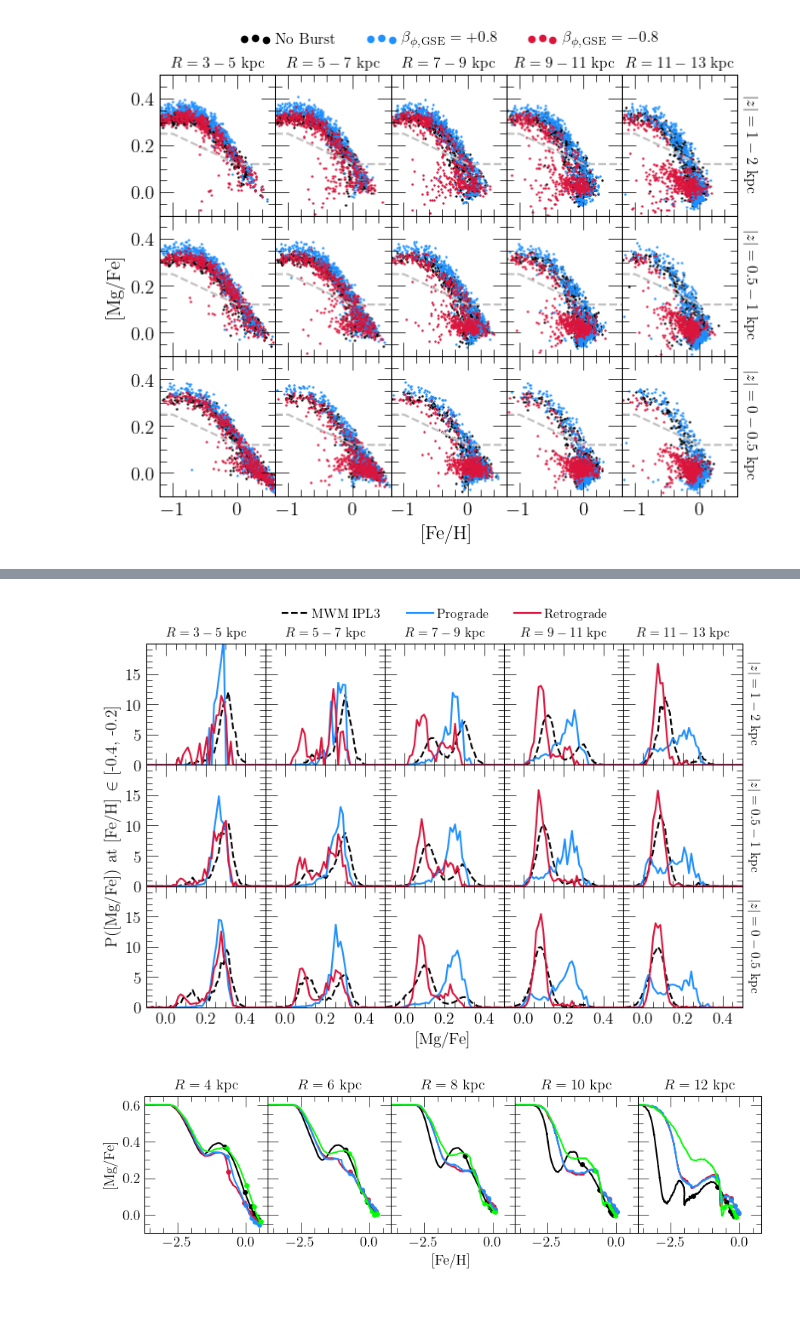
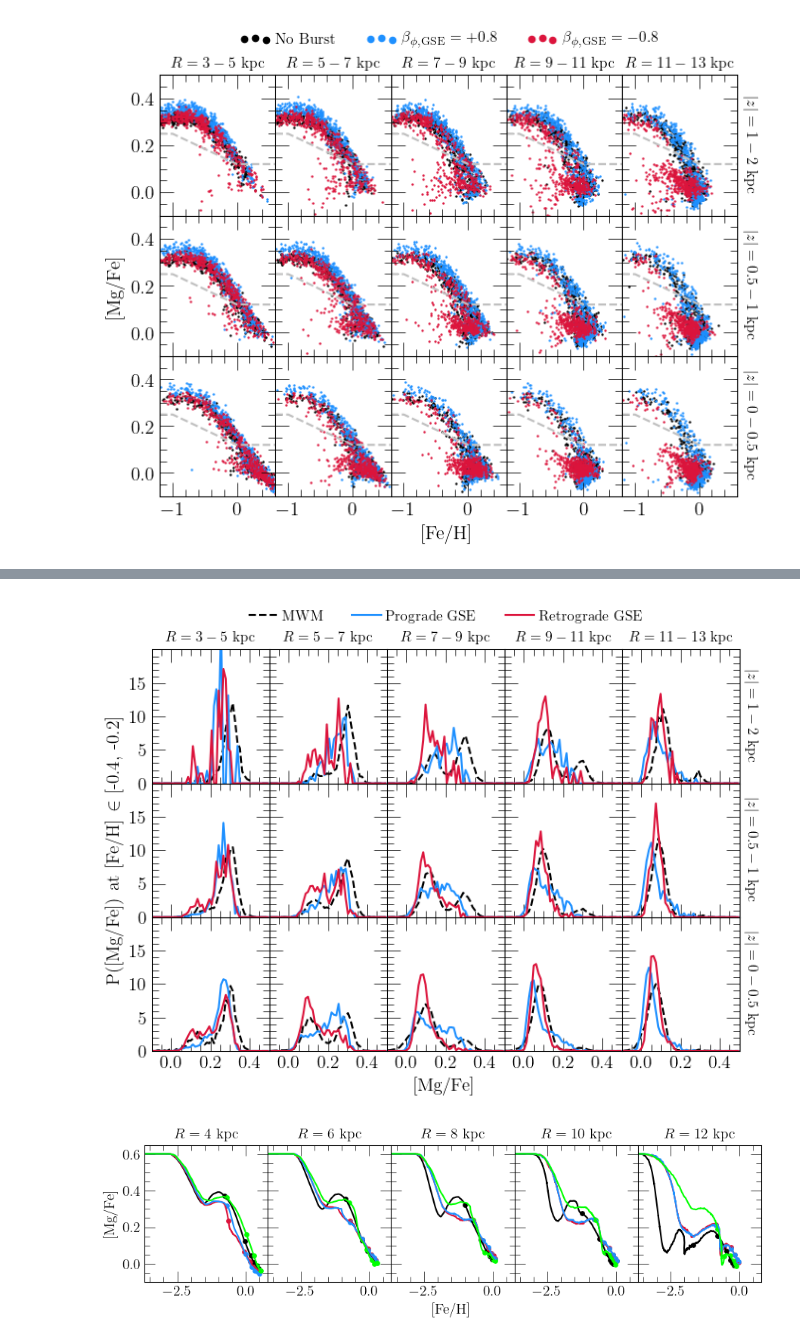
Before and after one commit to giganano/merger-flows, a Jupyter notebook: notebooks/afe-feh.ipynb, the cells around one changed output, grey strips where cells are left out. Cells and saved outputs as stored; diff of their text form; code cells hidden in the pictures; blank space fills up the shorter version.

```diff
--- a/notebooks/afe-feh.ipynb
+++ b/notebooks/afe-feh.ipynb
@@ -120,9 +120,10 @@ plt.show()
 # extra = np.genfromtxt("%s_analogdata.out" % (output.name))
 # output.stars["absz"] = [abs(_) for _ in extra[:,-1][:output.stars.size[0]]]
 outputs = [
-    "../outputs/expifr_gse/amd/tacc3p2/massratio3/expsigma/gsebetaphiin+0p8",
+    # "../outputs/expifr_gse/amd/tacc3p2/massratio3/expsigma/gsebetaphiin+0p8",
     # "../outputs/expifr_gse/amd/tacc3p2/massratio3/expsigma/gsebetaphiin-0p8"
-    "../outputs/expifr_gse/amd/tacc3p2/massratio3/expsigma/gsebetaphiin-0p8"
+    "../outputs/expifr_gse/amd/tacc3p2/massratio3/expsigma/gsebetaphiin+0p8-highsigmacrit",
+    "../outputs/expifr_gse/amd/tacc3p2/massratio3/expsigma/gsebetaphiin-0p8-highsigmacrit",
 ]
 outputs = [vice.output(name) for name in outputs]
 for out in outputs:
@@ -135,7 +136,7 @@ RADII = [[3, 5], [5, 7], [7, 9], [9, 11], [11, 13]]
 ZHEIGHTS = [[1, 2], [0.5, 1], [0, 0.5]] # backwards to put high |z| at the top
 # LABELS = ["No Burst", r"$\beta_{\phi,\text{GSE}} = +0.8$", r"$\beta_{\phi,\text{GSE}} = -0.8$"]
 # LABELS = [r"$\beta_{\phi,\text{GSE}} = +0.8$", r"$\beta_{\phi,\text{GSE}} = -0.8$"]
-LABELS = ["Prograde", "Retrograde"]
+LABELS = ["Prograde GSE", "Retrograde GSE"]
 FEH_ERR = 0.0087
 MGFE_ERR = 0.017
 
@@ -240,10 +241,10 @@ for i in range(1, len(leg.legend_handles)):
 
 plt.tight_layout()
 plt.subplots_adjust(hspace = 0, wspace = 0)
-for ext in ["pdf", "jpeg"]:
-    kwargs = {}
-    if ext == "jpeg": kwargs["dpi"] = 200
-    plt.savefig("./afe-feh/galactic-regions-prograde-vs-retrograde-vs-data.%s" % (ext), **kwargs)
+# for ext in ["pdf", "jpeg"]:
+#     kwargs = {}
+#     if ext == "jpeg": kwargs["dpi"] = 200
+#     plt.savefig("./afe-feh/galactic-regions-prograde-vs-retrograde-vs-data.%s" % (ext), **kwargs)
 plt.show()
 # %% [output]
 j = 4 ; k = 2
@@ -255,7 +256,7 @@ RADII = [[3, 5], [5, 7], [7, 9], [9, 11], [11, 13]]
 ZHEIGHTS = [[1, 2], [0.5, 1], [0, 0.5]] # backwards to put high |z| at the top
 # LABELS = ["No Burst", r"$\beta_{\phi,\text{GSE}} = +0.8$", r"$\beta_{\phi,\text{GSE}} = -0.8$"]
 # LABELS = [r"$\beta_{\phi,\text{GSE}} = +0.8$", r"$\beta_{\phi,\text{GSE}} = -0.8$"]
-LABELS = ["Prograde", "Retrograde"]
+LABELS = ["Prograde GSE", "Retrograde GSE"]
 FEH_ERR = 0.0087
 MGFE_ERR = 0.017
 FEH_MIN = -0.4
@@ -325,42 +326,42 @@ for j in range(len(RADII)):
         kwargs = {
             "c": named_colors()["black"],
             "linestyle": "--",
-            "label": "MWM IPL3"
+            "label": "MWM"
         }
         plot_observed_distributions(axes[k][j], *RADII[j], *ZHEIGHTS[k], FEH_MIN, FEH_MAX, **kwargs)
 
 for i in range(len(outputs)):
     for j in range(len(RADII)):
         for k in range(len(ZHEIGHTS)):
             kwargs = {
                 "c": named_colors()[COLORS[i]],
                 "label": LABELS[i]
             }
             plot_distributions(axes[k][j], outputs[i], *RADII[j], *ZHEIGHTS[k], FEH_MIN, FEH_MAX, **kwargs)
 
 # axes[0][3].text(0.2, 1.25 * axes[0][0].get_ylim()[1], r"[Fe/H] $\in$ [%g, %g]" % (FEH_MIN, FEH_MAX), fontsize = 11)
 # axes[0][2].text(axes[0][2].get_xlim()[0], 1.4 * axes[0][2].get_ylim()[1],
 #     r"[Fe/H] $\in$ [%g, %g]" % (FEH_MIN, FEH_MAX), fontsize = 11)
 
 kwargs = {
     "loc": mpl_loc("lower center"),
     "bbox_to_anchor": (0.5, 1.1),
     "ncol": 4,
     "handlelength": 2,
     "fontsize": 11
 }
 leg = axes[0][2].legend(**kwargs)
 # fancy_legend(leg, COLORS)
 
 plt.tight_layout()
 plt.subplots_adjust(hspace = 0, wspace = 0)
-for ext in ["pdf", "jpeg"]:
-    kwargs = {}
-    if ext == "jpeg": kwargs["dpi"] = 200
-    plt.savefig("./afe-feh/galactic-regions-dists-prograde-vs-retrograde-vs-data.%s" % (ext), **kwargs)
+# for ext in ["pdf", "jpeg"]:
+#     kwargs = {}
+#     if ext == "jpeg": kwargs["dpi"] = 200
+#     plt.savefig("./afe-feh/galactic-regions-dists-prograde-vs-retrograde-vs-data.%s" % (ext), **kwargs)
 plt.show()
 # %% [output]
-[figure, old version]
+[figure, new version]
 # %%
 # noburst = vice.output("../outputs/expifr/amd_betaphiin0p8")
 # burst = vice.output("../outputs/expifr_gse/massratio3-tacc3p2-gsechem")
```
Also changed, not shown: parts of 1 cell of this notebook, 26 other files.
